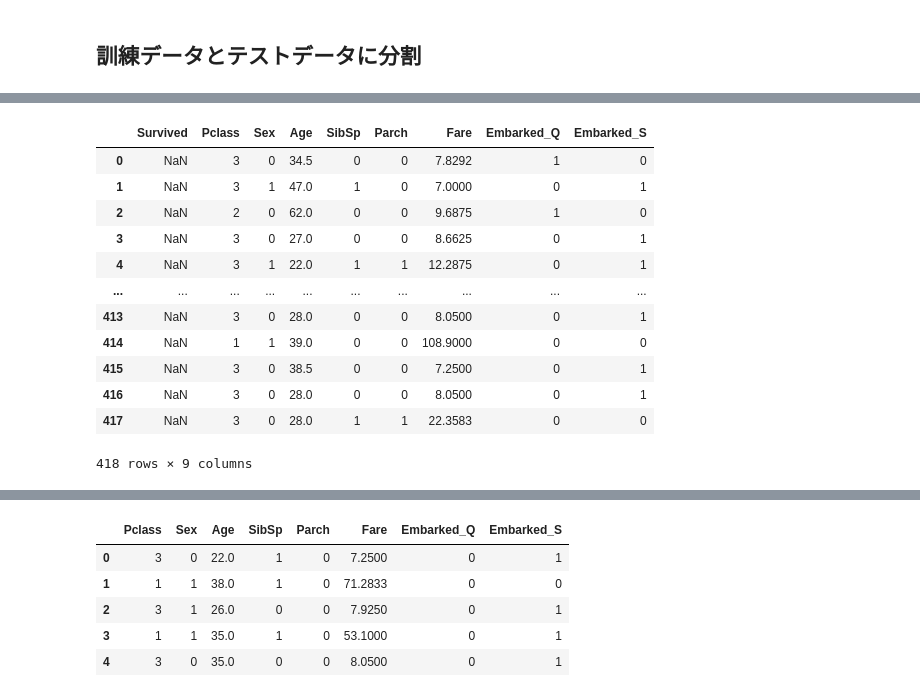
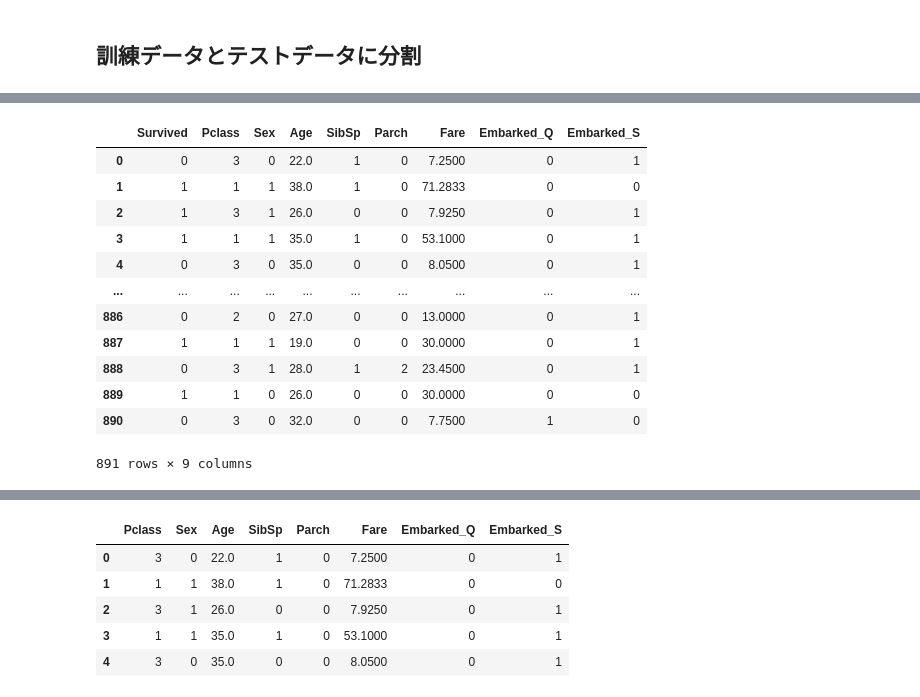
Before and after one commit to TonTech-GH/kaggle-titanic, a Jupyter notebook: titanic.ipynb, the cells around one changed output, grey strips where cells are left out. Drawn from its saved outputs; the diff is of its cells as text; code cells hidden in the pictures.

```diff
--- a/titanic.ipynb
+++ b/titanic.ipynb
@@ -189,5 +192,6 @@ df_embarked
 - Ticketは削除
 # %%
 del_columns = ['PassengerId', 'Name', 'Cabin', 'Ticket']
-data = data.drop(del_columns, axis=1)
+train = train.drop(del_columns, axis=1)
+test  = test.drop(del_columns, axis=1)
 # %%
@@ -202,7 +206,11 @@ data.head()
 # %% [markdown]
 ## カテゴリ変数を数値に置き換える
 # %%
-df_mapped = data.copy()
-df_mapped['Sex'] = df_mapped['Sex'].map({'male': 0, 'female':1})
-df_mapped = pd.get_dummies(df_mapped, drop_first=True)
-df_mapped
+dataset = [train, test]
+for data in dataset:
+    # 性別
+    data['Sex'] = data['Sex'].map({'male': 0, 'female':1})
+
+# 乗船港
+train = pd.get_dummies(train, drop_first=True)
+test  = pd.get_dummies(test,  drop_first=True)
@@ -299,16 +297,16 @@ df_train
-# %%
-df_test
-# %% [output]
-|  | Survived | Pclass | Sex | Age | SibSp | Parch | Fare | Embarked_Q | Embarked_S |
-| 0 | NaN | 3 | 0 | 34.5 | 0 | 0 | 7.8292 | 1 | 0 |
-| 1 | NaN | 3 | 1 | 47.0 | 1 | 0 | 7.0000 | 0 | 1 |
-| 2 | NaN | 2 | 0 | 62.0 | 0 | 0 | 9.6875 | 1 | 0 |
-| 3 | NaN | 3 | 0 | 27.0 | 0 | 0 | 8.6625 | 0 | 1 |
-| 4 | NaN | 3 | 1 | 22.0 | 1 | 1 | 12.2875 | 0 | 1 |
-| ... | ... | ... | ... | ... | ... | ... | ... | ... | ... |
-| 413 | NaN | 3 | 0 | 28.0 | 0 | 0 | 8.0500 | 0 | 1 |
-| 414 | NaN | 1 | 1 | 39.0 | 0 | 0 | 108.9000 | 0 | 0 |
-| 415 | NaN | 3 | 0 | 38.5 | 0 | 0 | 7.2500 | 0 | 1 |
-| 416 | NaN | 3 | 0 | 28.0 | 0 | 0 | 8.0500 | 0 | 1 |
-| 417 | NaN | 3 | 0 | 28.0 | 1 | 1 | 22.3583 | 0 | 0 |
-418 rows × 9 columns
+# %%
+train
+# %% [output]
+|  | Survived | Pclass | Sex | Age | SibSp | Parch | Fare | Embarked_Q | Embarked_S |
+| 0 | 0 | 3 | 0 | 22.0 | 1 | 0 | 7.2500 | 0 | 1 |
+| 1 | 1 | 1 | 1 | 38.0 | 1 | 0 | 71.2833 | 0 | 0 |
+| 2 | 1 | 3 | 1 | 26.0 | 0 | 0 | 7.9250 | 0 | 1 |
+| 3 | 1 | 1 | 1 | 35.0 | 1 | 0 | 53.1000 | 0 | 1 |
+| 4 | 0 | 3 | 0 | 35.0 | 0 | 0 | 8.0500 | 0 | 1 |
+| ... | ... | ... | ... | ... | ... | ... | ... | ... | ... |
+| 886 | 0 | 2 | 0 | 27.0 | 0 | 0 | 13.0000 | 0 | 1 |
+| 887 | 1 | 1 | 1 | 19.0 | 0 | 0 | 30.0000 | 0 | 1 |
+| 888 | 0 | 3 | 1 | 28.0 | 1 | 2 | 23.4500 | 0 | 1 |
+| 889 | 1 | 1 | 0 | 26.0 | 0 | 0 | 30.0000 | 0 | 0 |
+| 890 | 0 | 3 | 0 | 32.0 | 0 | 0 | 7.7500 | 1 | 0 |
+891 rows × 9 columns
```
Also changed, not shown: parts of 21 cells of this notebook.
